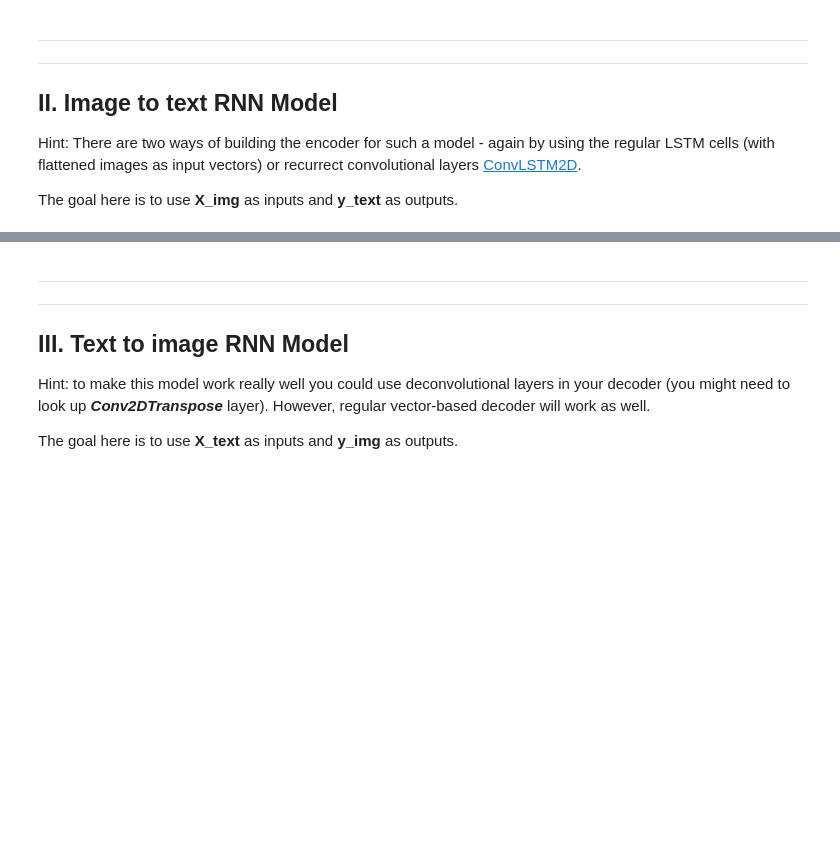
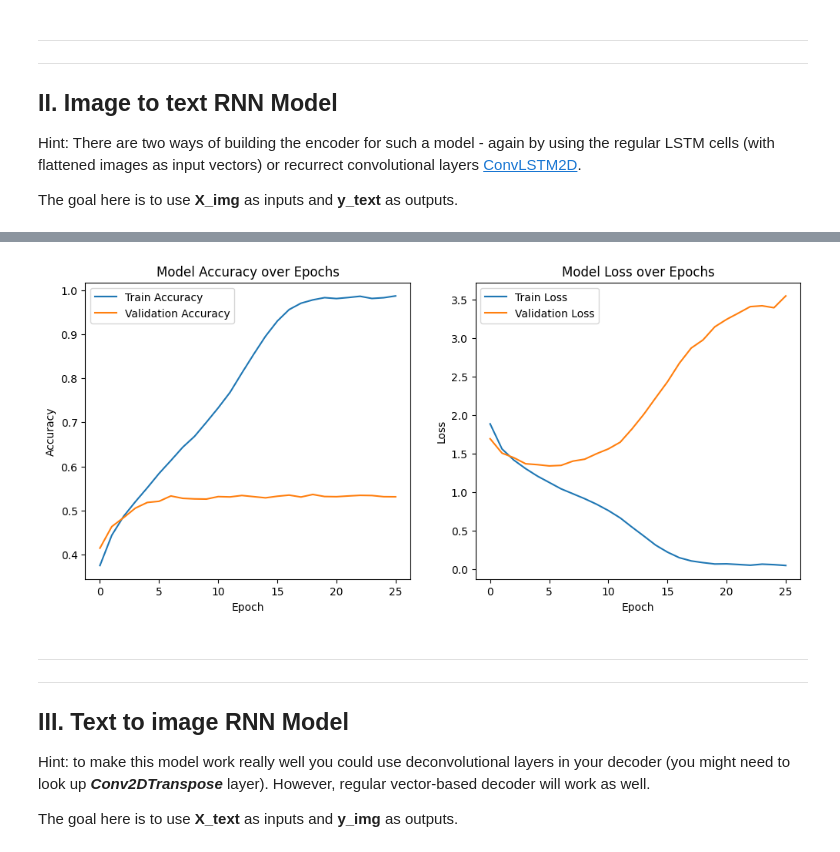
Before and after one commit to LewisBoulogne/IDL_assignment_2, a Jupyter notebook: A2_RNNs_copy.ipynb, the cells around one changed output, grey strips where cells are left out. Cells and saved outputs as stored; diff of their text form; code cells hidden in the pictures; blank space fills up the shorter version.

```diff
--- a/A2_RNNs_copy.ipynb
+++ b/A2_RNNs_copy.ipynb
@@ -561,31 +555,21 @@ def build_img2text_model(seq_len, max_answer_len, num_classes):
 # %%
 from tensorflow.keras.callbacks import EarlyStopping
 
-
-seq_len = X_img.shape[1]
-max_answer_len = y_text_onehot.shape[1]
-print(y_text_onehot.shape)
-num_classes = y_text_onehot.shape[2]
-y_text_onehot = encode_labels(y_text, max_len=3)
-img2text = build_img2text_model(seq_len, max_answer_len, num_classes)
+img2text = build_img2text_model_1()
 img2text.summary()
-X_train, X_test, Y_train, Y_test = train_test_split(X_img, y_text_onehot, test_size=0.2, random_state=42)
+X_train_it, X_test_it, Y_train_it, Y_test_it = train_test_split(X_img, y_text_onehot, test_size=0.2, random_state=42)
 
 early_stop = EarlyStopping(monitor='val_loss', patience=20, restore_best_weights=True)
 
-history = img2text.fit(
-    X_train, Y_train,
+history_it = img2text.fit(
+    X_train_it, Y_train_it,
     batch_size=32,
     epochs=100,
     validation_split=0.2,
     callbacks=[early_stop]
 )
-y_pred = img2text.predict(X_test)
-y_pred = decode_labels(y_pred)
-Y_test = decode_labels(Y_test)
-correct = np.sum(np.array(y_pred) == np.array(Y_test))
-total = len(Y_test)
-accuracy = correct / total
+y_pred_it = img2text.evaluate(X_test_it, Y_test_it)
 
-print("Test accuracy:", accuracy)
+
+print("Test accuracy:", y_pred_it)
 # %% [output]
@@ -616,23 +631,25 @@ ValueError: Arguments `target` and `output` must have the same shape. Received:
 # %%
 plt.figure(figsize=(12, 5))
 
 plt.subplot(1, 2, 1)
-plt.plot(history.history['accuracy'], label='Train Accuracy')
-plt.plot(history.history['val_accuracy'], label='Validation Accuracy')
+plt.plot(history_it.history['accuracy'], label='Train Accuracy')
+plt.plot(history_it.history['val_accuracy'], label='Validation Accuracy')
 plt.title('Model Accuracy over Epochs')
 plt.xlabel('Epoch')
 plt.ylabel('Accuracy')
 plt.legend()
 
 plt.subplot(1, 2, 2)
-plt.plot(history.history['loss'], label='Train Loss')
-plt.plot(history.history['val_loss'], label='Validation Loss')
+plt.plot(history_it.history['loss'], label='Train Loss')
+plt.plot(history_it.history['val_loss'], label='Validation Loss')
 plt.title('Model Loss over Epochs')
 plt.xlabel('Epoch')
 plt.ylabel('Loss')
 plt.legend()
 
 plt.show()
+# %% [output]
+[figure, added]
 # %% [markdown]
 ---
 ---
```
Also changed, not shown: parts of 12 cells of this notebook.
